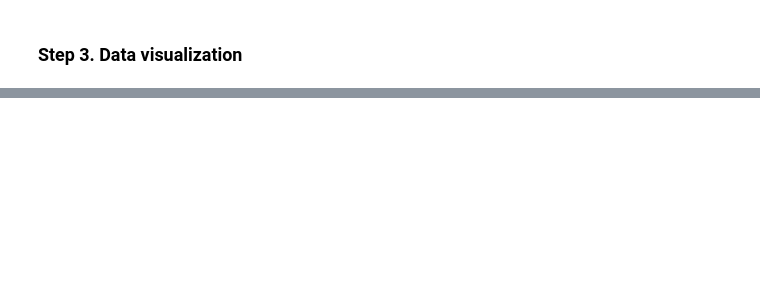
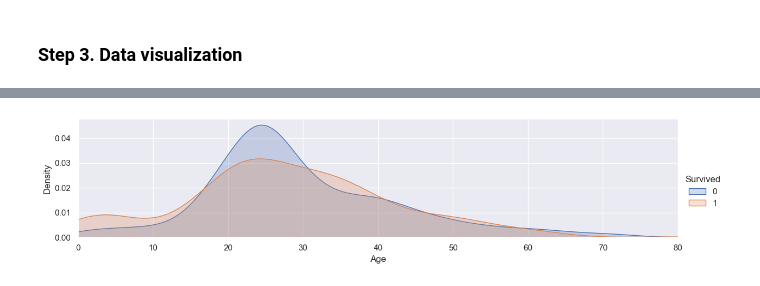
Before and after one commit to onacaioana/Titanic-Machine-Learning-from-Disaster, a Jupyter notebook: Titanic Survival Prediction Model.ipynb, the cells around one changed output, grey strips where cells are left out. Cells and saved outputs as stored; diff of their text form; code cells hidden in the pictures; blank space fills up the shorter version.

```diff
--- a/Titanic Survival Prediction Model.ipynb
+++ b/Titanic Survival Prediction Model.ipynb
@@ -109,4 +118,15 @@ Fare             0
 Cabin          687
 Embarked         2
 dtype: int64
+# %%
+# Median imputation for 'Age'
+train['Age'] = train['Age'].fillna(train.groupby(['Sex', 'Pclass'])['Age'].transform('median'))
+train['Fare'] = train["Fare"].fillna(train.groupby("Pclass")["Fare"].transform("median"))
+train.head(50)
+
+#Remove 'Cabin' column, too many missing values
+train.drop(columns=['Cabin'], inplace = True)
+
+#Fill missing values to 'Embarked' with mode
+train['Embarked'] = train['Embarked'].fillna(train['Embarked'].mode()[0])
 # %%
@@ -124,0 +239,9 @@ test.head()
+# %%
+facet = sns.FacetGrid(train, hue="Survived",aspect=4)
+facet.map(sns.kdeplot,'Age',fill= True)
+facet.set(xlim=(0, train['Age'].max()))
+facet.add_legend()
+
+plt.show()
+# %% [output]
+[figure, added]
```
Also changed, not shown: parts of 20 cells of this notebook, 1 other file.
